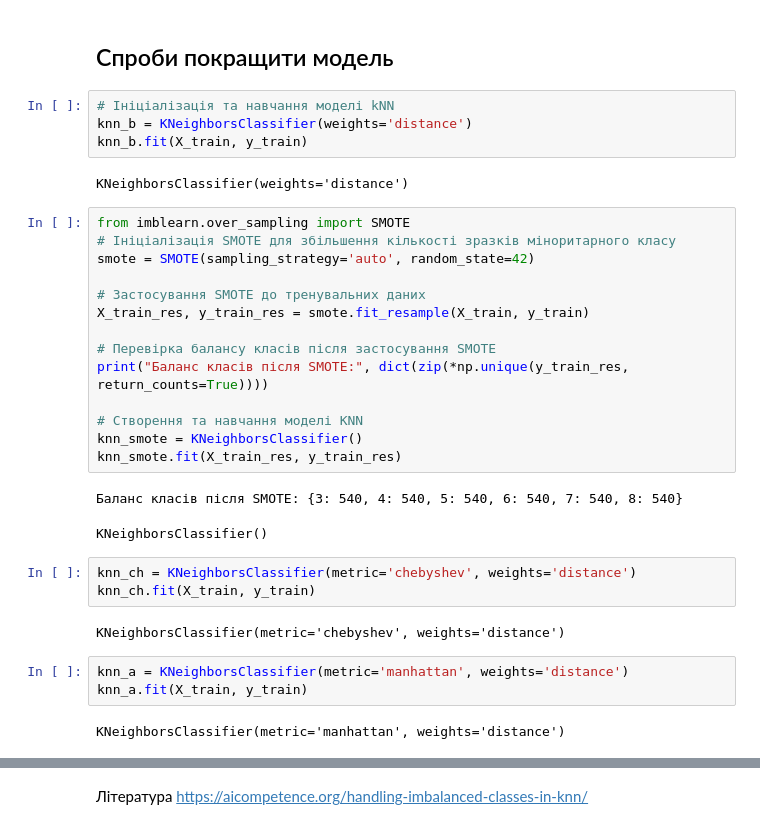
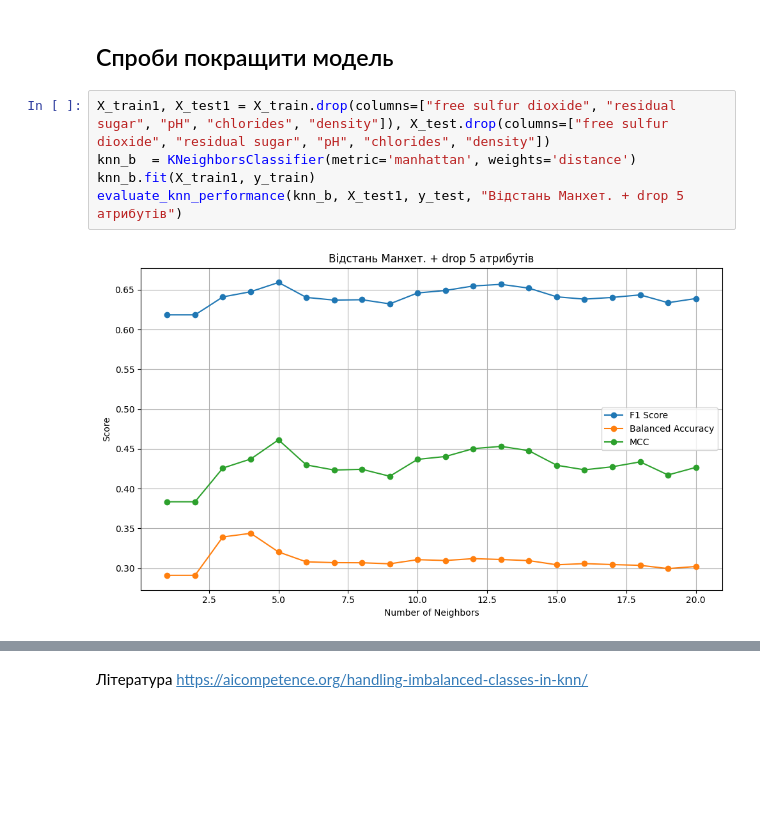
Before and after one commit to cheliuskina04/ML, a Jupyter notebook: KNN/ОМН-КМ21-2-Челюскіна-ЛР4.ipynb, the cells around one changed output, grey strips where cells are left out. Drawn from its saved outputs; the diff is of its cells as text; blank space fills up the shorter version.

```diff
--- a/KNN/ОМН-КМ21-2-Челюскіна-ЛР4.ipynb
+++ b/KNN/ОМН-КМ21-2-Челюскіна-ЛР4.ipynb
@@ -322,36 +323,10 @@ evaluate_knn_performance(knn, X_train, y_train, "Базова модель (тр
 [figure]
 # %% [markdown]
 ## Спроби покращити модель
-# %%
-# Ініціалізація та навчання моделі kNN
-knn_b = KNeighborsClassifier(weights='distance')
-knn_b.fit(X_train, y_train)
-# %% [output]
-KNeighborsClassifier(weights='distance')
-# %%
-from imblearn.over_sampling import SMOTE
-# Ініціалізація SMOTE для збільшення кількості зразків міноритарного класу
-smote = SMOTE(sampling_strategy='auto', random_state=42)
-
-# Застосування SMOTE до тренувальних даних
-X_train_res, y_train_res = smote.fit_resample(X_train, y_train)
-
-# Перевірка балансу класів після застосування SMOTE
-print("Баланс класів після SMOTE:", dict(zip(*np.unique(y_train_res, return_counts=True))))
-
-# Створення та навчання моделі KNN
-knn_smote = KNeighborsClassifier()
-knn_smote.fit(X_train_res, y_train_res)
-# %% [output]
-Баланс класів після SMOTE: {3: 540, 4: 540, 5: 540, 6: 540, 7: 540, 8: 540}
-KNeighborsClassifier()
-# %%
-knn_ch = KNeighborsClassifier(metric='chebyshev', weights='distance')
-knn_ch.fit(X_train, y_train)
-# %% [output]
-KNeighborsClassifier(metric='chebyshev', weights='distance')
-# %%
-knn_a = KNeighborsClassifier(metric='manhattan', weights='distance')
-knn_a.fit(X_train, y_train)
-# %% [output]
-KNeighborsClassifier(metric='manhattan', weights='distance')
+# %%
+X_train1, X_test1 = X_train.drop(columns=["free sulfur dioxide", "residual sugar", "pH", "chlorides", "density"]), X_test.drop(columns=["free sulfur dioxide", "residual sugar", "pH", "chlorides", "density"])
+knn_b  = KNeighborsClassifier(metric='manhattan', weights='distance')
+knn_b.fit(X_train1, y_train)
+evaluate_knn_performance(knn_b, X_test1, y_test, "Відстань Манхет. + drop 5 атрибутів")
+# %% [output]
+[figure, added]
```
Also changed, not shown: parts of 4 cells of this notebook, 15 other files.
